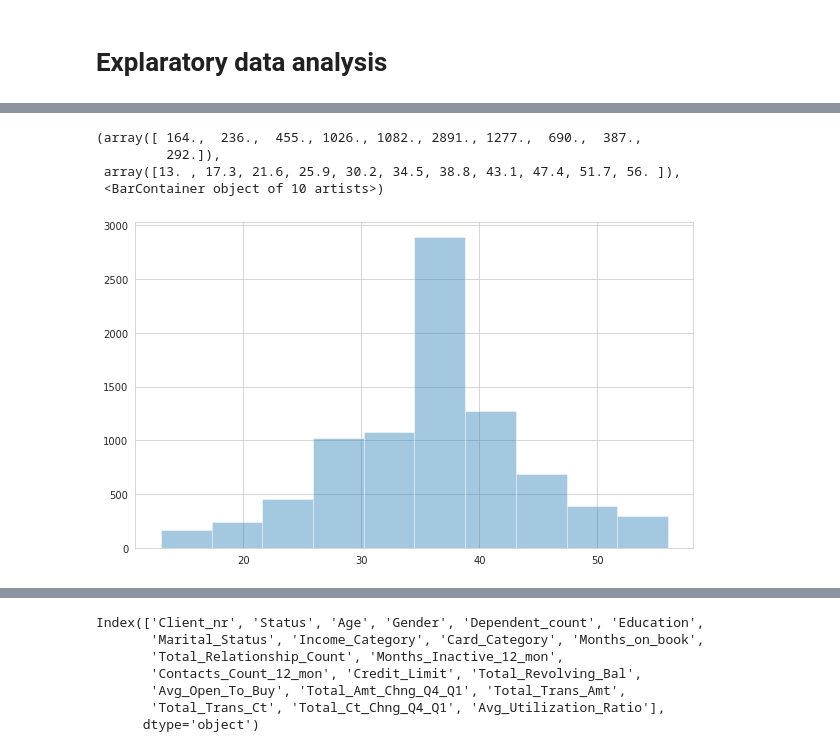
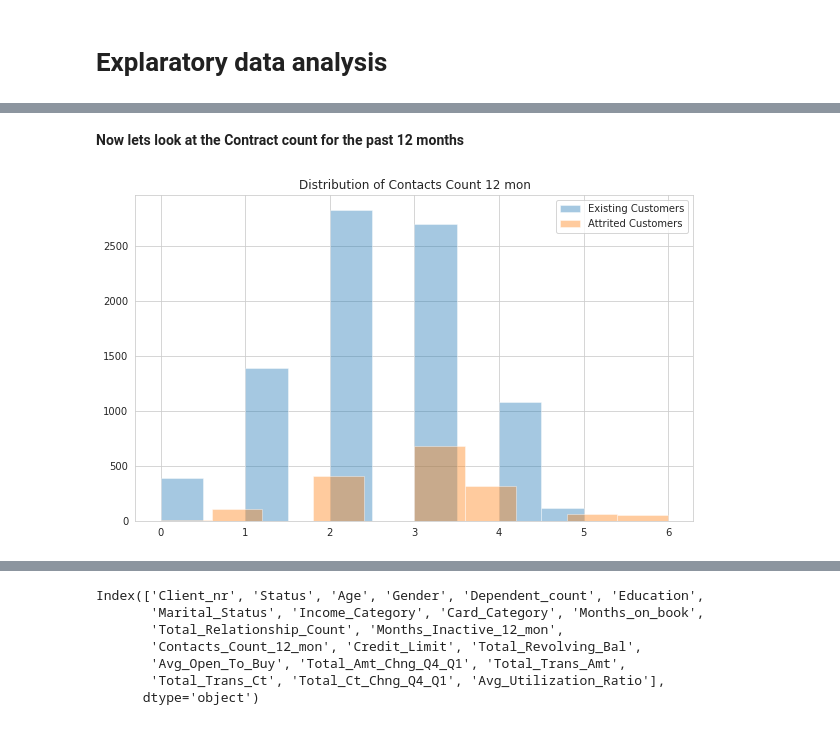
Before and after one commit to AG-at-HI-AIBC23/AG-at-HI-AIBC23, a Jupyter notebook: bank-churners-eda.ipynb, the cells around one changed output, grey strips where cells are left out. Saved outputs shown, nothing was run; the diff lists cells and outputs as text; code cells hidden in the pictures.

```diff
--- a/bank-churners-eda.ipynb
+++ b/bank-churners-eda.ipynb
@@ -207,8 +250,7 @@ Now lets take a look at what columns are of most intresting and what columns we
 We got the information from the dataset source that the last two columns where to be deleted.
 # %%
 df.drop(['Naive_Bayes_Classifier_Attrition_Flag_Card_Category_Contacts_Count_12_mon_Dependent_count_Education_Level_Months_Inactive_12_mon_1',
-          'Naive_Bayes_Classifier_Attrition_Flag_Card_Category_Contacts_Count_12_mon_Dependent_count_Education_Level_Months_Inactive_12_mon_2',
-          ], axis = 1, inplace = True)
+          'Naive_Bayes_Classifier_Attrition_Flag_Card_Category_Contacts_Count_12_mon_Dependent_count_Education_Level_Months_Inactive_12_mon_2'], axis = 1, inplace = True)
 # %% [markdown]
 **Rename columns**
 # %% [markdown]
@@ -302,10 +478,11 @@ Name: Status, dtype: object
+# %% [markdown]
+**Now lets look at the Contract count for the past 12 months**
 # %%
-plt.hist(ec.Months_on_book, alpha=0.4)#bins=4);
-#plt.hist(ac.Gender, alpha=0.4, bins=2);
-#plt.legend(['Existing Customers', 'Attrited Customers']);
+plt.title('Distribution of Contacts Count 12 mon')
+
+plt.hist(ec.Contacts_Count_12_mon, alpha=0.4); #bins=2);
+plt.hist(ac.Contacts_Count_12_mon, alpha=0.4); #bins=2);
+
+plt.legend(['Existing Customers', 'Attrited Customers']);
 # %% [output]
-(array([ 164.,  236.,  455., 1026., 1082., 2891., 1277.,  690.,  387.,
-         292.]),
- array([13. , 17.3, 21.6, 25.9, 30.2, 34.5, 38.8, 43.1, 47.4, 51.7, 56. ]),
- <BarContainer object of 10 artists>)
-[figure, old version]
+[figure, new version]
```
Also changed, not shown: parts of 65 cells of this notebook.
